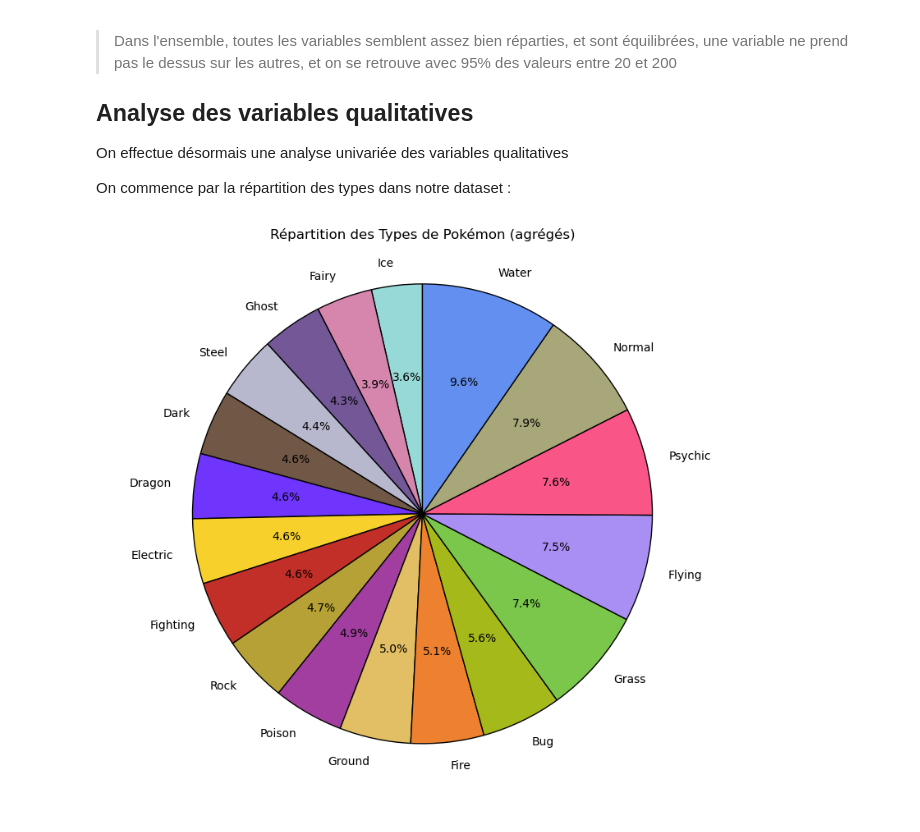
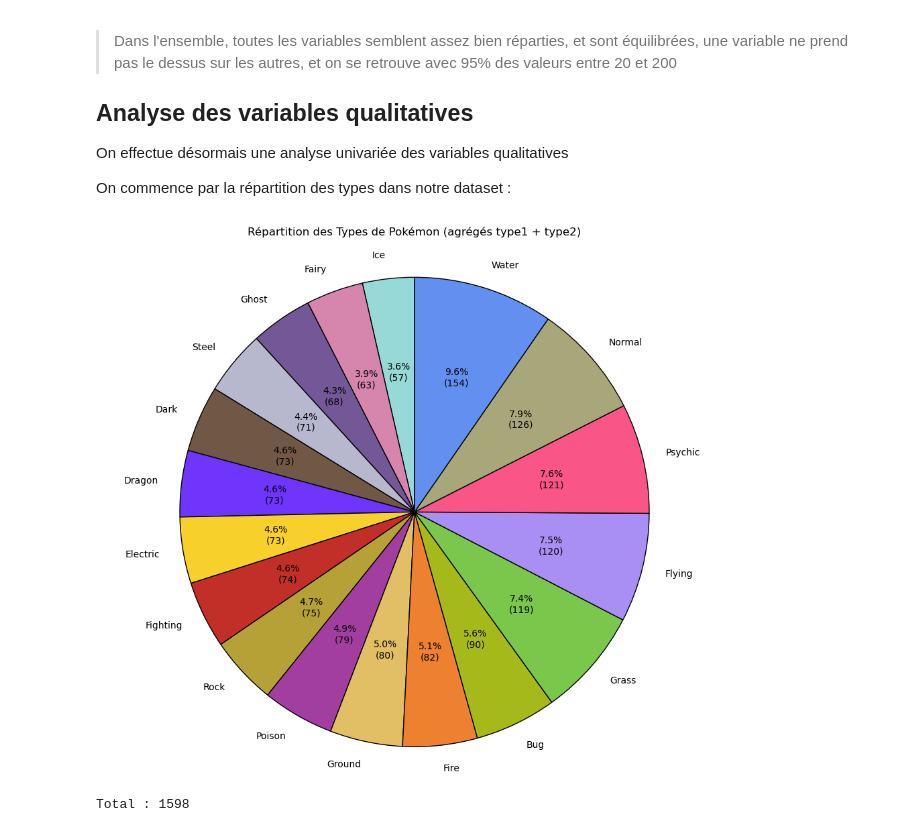
Before and after one commit to Furatus/4EDAP_Pokemon, a Jupyter notebook: Exploratory_analysis.ipynb, the cells around one changed output. Saved outputs shown, nothing was run; the diff lists cells and outputs as text; code cells hidden in the pictures.

```diff
--- a/Exploratory_analysis.ipynb
+++ b/Exploratory_analysis.ipynb
@@ -381,34 +373,43 @@ On commence par la répartition des types dans notre dataset :
 # %%
 type_counts = dfPokemon['type_1'].value_counts() + dfPokemon['type_2'].value_counts()
 type_counts = type_counts.sort_values(ascending=True)
 
 color_dict = {
     'Normal': '#A8A77A',
     'Fire': '#EE8130',
     'Water': '#6390F0',
     'Electric': '#F7D02C',
     'Grass': '#7AC74C',
     'Ice': '#96D9D6',
     'Fighting': '#C22E28',
     'Poison': '#A33EA1',
     'Ground': '#E2BF65',
     'Flying': '#A98FF3',
     'Psychic': '#F95587',
     'Bug': '#A6B91A',
     'Rock': '#B6A136',
     'Ghost': '#735797',
     'Dragon': '#6F35FC',
     'Dark': '#705746',
     'Steel': '#B7B7CE',
     'Fairy': '#D685AD'
 }
 
 colors = [color_dict[type_] for type_ in type_counts.index]
 
-plt.figure(figsize=(10, 8))
-plt.pie(type_counts, labels=type_counts.index, autopct='%1.1f%%', startangle=90, colors=colors, wedgeprops={'edgecolor': 'black'})
-plt.title('Répartition des Types de Pokémon (agrégés type)', pad=20)
+def custom_autopct(pct, allvals):
+    total = sum(allvals)
+    val = int(round(pct * total / 100.0))
+    return f'{pct:.1f}%\n({val:d})'
+
+
+plt.figure(figsize=(12, 10))
+plt.pie(type_counts, labels=type_counts.index, autopct=lambda pct: custom_autopct(pct, type_counts), startangle=90, colors=colors, wedgeprops={'edgecolor': 'black'})
+plt.title('Répartition des Types de Pokémon (agrégés type1 + type2)', pad=20)
 plt.axis('equal')
 plt.show()
+
+print(f"Total : {type_counts.sum()}")
 # %% [output]
-[figure, old version]
+[figure, new version]
+Total : 1598
```
Also changed, not shown: parts of 12 cells of this notebook, 2 other files.
